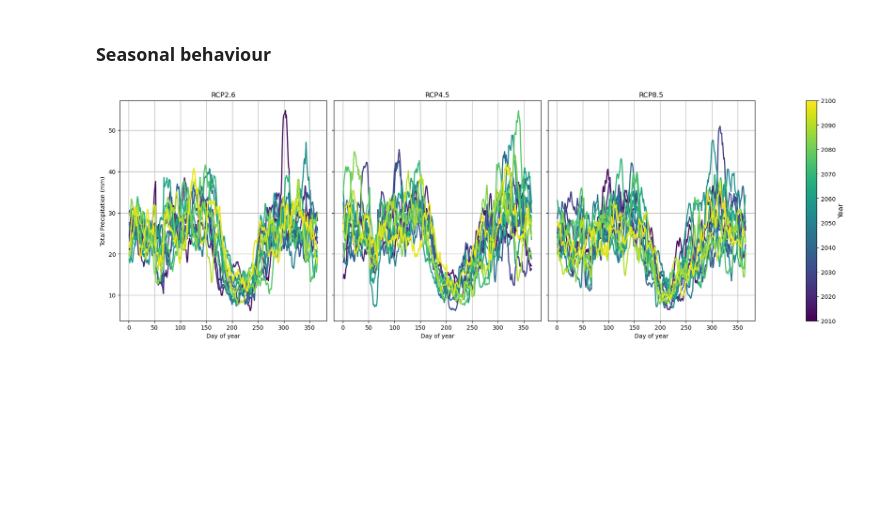
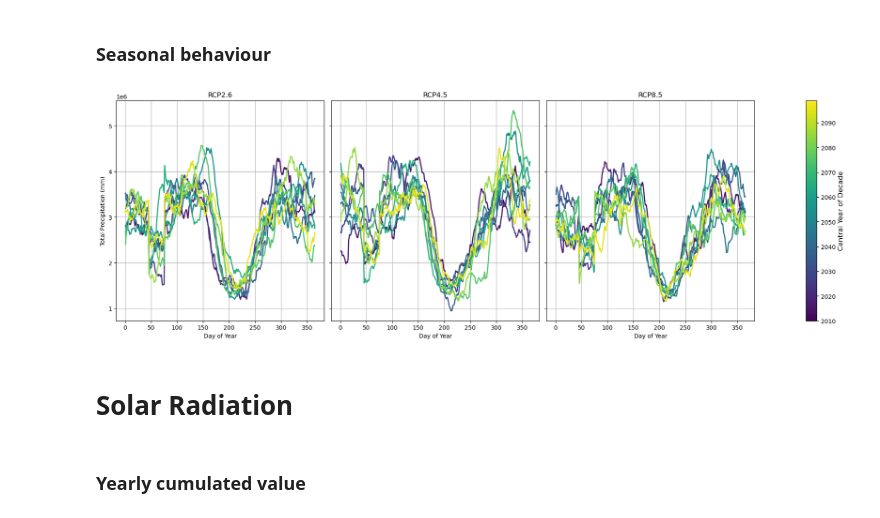
Before and after one commit to veronicapiuri/climate-netcdf-analysis, a Jupyter notebook: climate_analysis.ipynb, the cells around one changed output. Saved outputs shown, nothing was run; the diff lists cells and outputs as text; code cells hidden in the pictures; blank space fills up the shorter version.

Commit message:
radiation analysis

```diff
--- a/climate_analysis.ipynb
+++ b/climate_analysis.ipynb
@@ -468,6 +468,12 @@ ds_obs = xr.open_mfdataset(
 # %% [markdown]
 ### Yearly cumulative precipitation
 # %%
+# Conversion to mm
+ds_rcp26 = ds_rcp26*86400
+ds_rcp45 = ds_rcp45*86400
+ds_rcp85 = ds_rcp85*86400
+ds_obs = ds_obs*86400
+
 # Cumulative on spatial domain (lat e lon)
 pr_spatial_mean_26 = ds_rcp26["pr"].sum(dim=["y","x"])
 pr_spatial_mean_45 = ds_rcp45["pr"].sum(dim=["y","x"])
@@ -567,69 +576,77 @@ plt.show()
 # %% [markdown]
 ### Seasonal behaviour
 # %%
-# Set years and scenarios
+# Set start and end year for analysis
 start_year = 2010
-end_year = 2100
+end_year = 2099
 
+# Define scenarios and corresponding datasets
 scenarios = {
     "RCP2.6": ds_rcp26,
     "RCP4.5": ds_rcp45,
     "RCP8.5": ds_rcp85
 }
 
-# colormap 'viridis'
+# Set colormap (viridis) and normalization for colorbar
 cmap = plt.colormaps.get_cmap("viridis")
+n_blocks = int(np.ceil((end_year - start_year + 1) / 10.0))  # number of 10-year periods
+norm = plt.Normalize(vmin=start_year, vmax=start_year + n_blocks * 10 - 1)
 
-# Compute numer of blocks of 7 years
-n_blocks = int(np.ceil((end_year - start_year + 1) / 7.0))
-norm = plt.Normalize(vmin=start_year, vmax=start_year + n_blocks * 7 - 1)
+# Create one subplot per scenario
+fig, axes = plt.subplots(nrows=1, ncols=3, figsize=(18, 6), sharey=True, constrained_layout=True)
 
-# 3 subplot (une per scenario)
-fig, axes = plt.subplots(nrows=1, ncols=3, figsize=(18,6), sharey=True, constrained_layout=True)
+# Loop over each scenario and its dataset
+for ax, (label, ds) in zip(axes, scenarios.items()):
+    # Select time period and average over spatial dimensions (x, y)
+    ts = ds['pr'].sel(time=slice(f"{start_year}-01-01", f"{end_year}-12-31")).mean(dim=['x', 'y'])
 
-for ax, (label, ds) in zip(axes, scenarios.items()):
-    # Select period mean avarage
-    ts = ds['pr'].sel(time=slice(f"{start_year}-01-01", f"{end_year}-12-31")).mean(dim=['x','y'])
-    # Moving average on 15 days
-    ts_smooth = ts.rolling(time=15, center=True).mean()
+    # Apply 30-day rolling average to smooth the time series
+    ts_smooth = ts.rolling(time=30, center=True).mean()
 
-    # Create coordinate 'block' as array NumPy (7 years block)
-    block = ((ts_smooth.time.dt.year.values - start_year) // 7)
+    # Assign "block" coordinate to each time step based on 10-year periods
+    block = ((ts_smooth.time.dt.year.values - start_year) // 10)
     ts_smooth = ts_smooth.assign_coords(block=("time", block))
 
-    # Group by 7 years
+    # Group the smoothed time series by 10-year blocks
     groups = ts_smooth.groupby("block")
 
     for b, da in groups:
-        # Remove leap day :(
+        # Skip empty groups
+        if da.time.size == 0:
+            continue
+
+        # Remove leap day (Feb 29) to have consistent 365-day cycles
         da = da.where(da.time.dt.dayofyear != 366, drop=True)
-        # Raggruppa per giorno dell'anno e calcola la media (ciclo stagionale)
+
+        # Group by day of year and sum to get total precipitation cycle
         daily_cycle = da.groupby("time.dayofyear").sum(dim="time")
 
-        # Extract day of year and values
+        # Extract day of year and values for plotting
         doy = daily_cycle.coords["dayofyear"].values
         temp_values = daily_cycle.values
 
-        # Mean of central year
-        central_year = start_year + b * 7 + 3
+        # Estimate central year of the 10-year block (e.g., 2015 for 2010–2019)
+        central_year = start_year + b * 10 + 5
         color = cmap(norm(central_year))
 
+        # Plot seasonal cycle for this block
         ax.plot(doy, temp_values, linewidth=2, color=color,
-                label=f"{int(start_year + b * 7)}-{min(int(start_year + b * 7 + 6), end_year)}")
+                label=f"{int(start_year + b * 10)}–{min(int(start_year + b * 10 + 9), end_year)}")
 
+    # Add axis titles and grid
     ax.set_title(label, fontsize=12)
-    ax.set_xlabel("Day of year")
+    ax.set_xlabel("Day of Year")
     ax.grid(True)
-    #ax.legend(fontsize=8)
 
+# Y-axis label only for first subplot
 axes[0].set_ylabel("Total Precipitation (mm)")
 
-# Common colorbar
+# Add shared colorbar for year encoding
 sm = plt.cm.ScalarMappable(cmap=cmap, norm=norm)
-sm.set_array([])  # necessario per la colorbar
+sm.set_array([])  # Required for colorbar
 cbar = fig.colorbar(sm, ax=axes, orientation='vertical', fraction=0.02, pad=0.08)
-cbar.set_label("Year", fontsize=12)
+cbar.set_label("Central Year of Decade", fontsize=12)
 
 plt.show()
 # %% [output]
-[figure, old version]
+[figure, new version]
@@ -635,0 +655,2 @@ plt.show()
+# %% [markdown]
+# Solar Radiation
@@ -635,0 +688,2 @@ plt.show()
+# %% [markdown]
+### Yearly cumulated value
```
Also changed, not shown: parts of 14 cells of this notebook.
